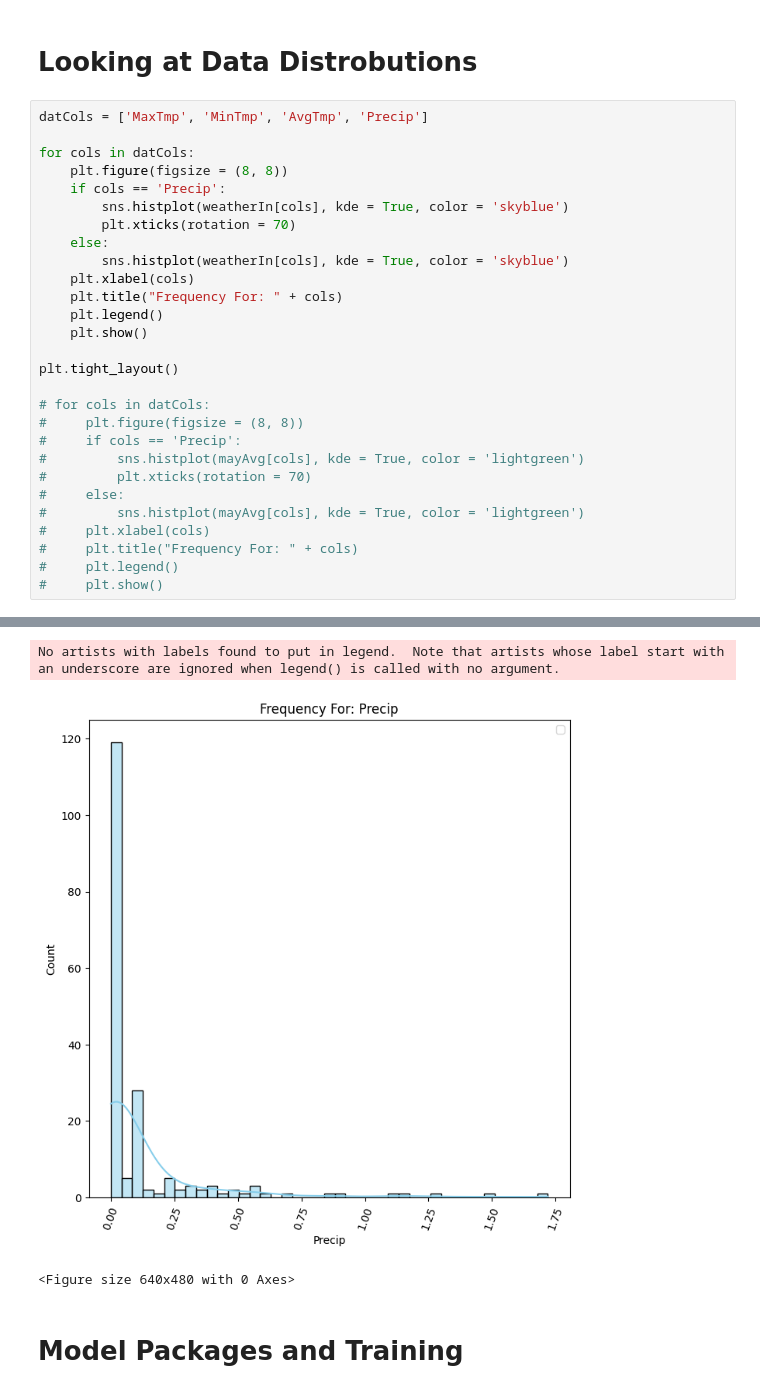
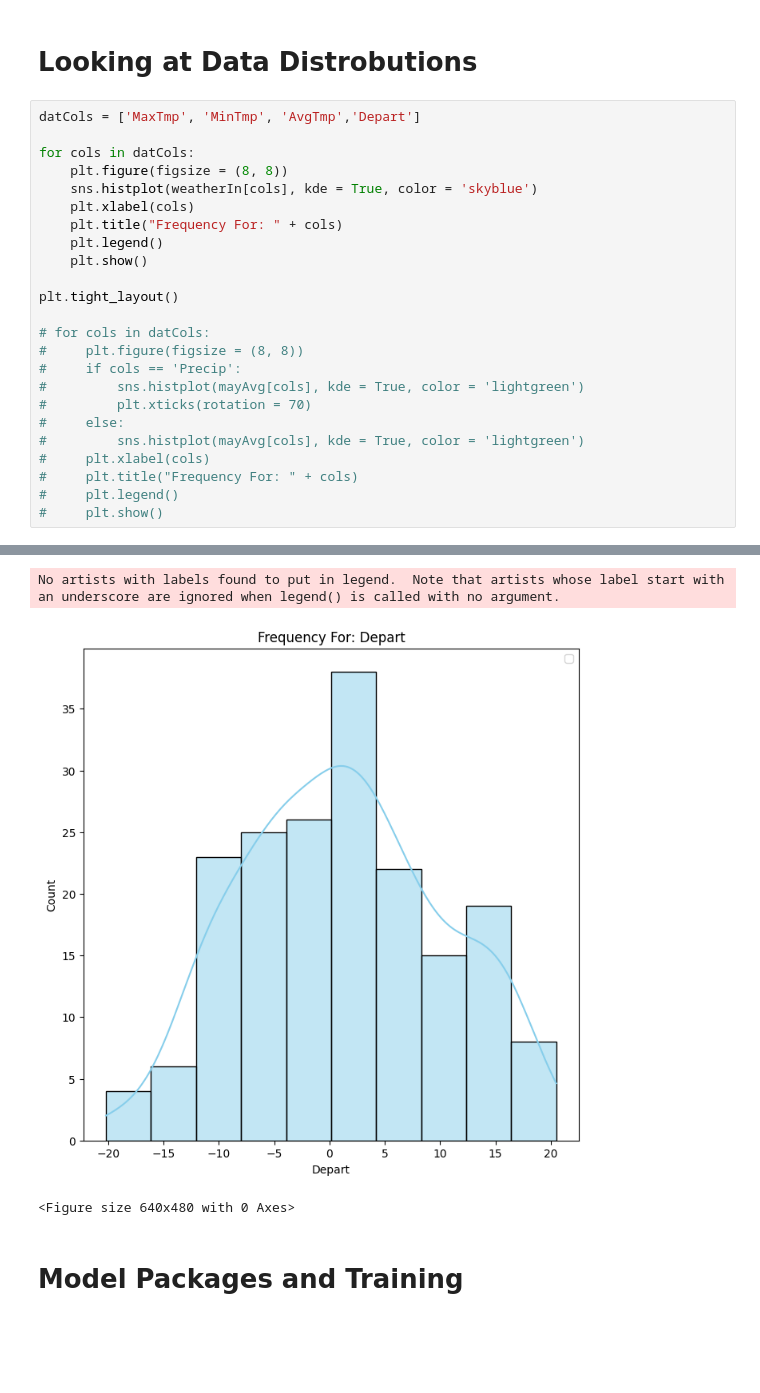
Before and after one commit to FrancoA325/Weather-Reg, a Jupyter notebook: WeatherModel.ipynb, the cells around one changed output, grey strips where cells are left out. Saved outputs shown, nothing was run; the diff lists cells and outputs as text; blank space fills up the shorter version.

```diff
--- a/WeatherModel.ipynb
+++ b/WeatherModel.ipynb
@@ -48,42 +47,38 @@ For example, when doing 'df[col].method(value, inplace=True)', try using 'df.met
 # %% [markdown]
 # Looking at Data Distrobutions
 # %%
-datCols = ['MaxTmp', 'MinTmp', 'AvgTmp', 'Precip']
+datCols = ['MaxTmp', 'MinTmp', 'AvgTmp','Depart']
 
 for cols in datCols:
     plt.figure(figsize = (8, 8))
-    if cols == 'Precip':
-        sns.histplot(weatherIn[cols], kde = True, color = 'skyblue')
-        plt.xticks(rotation = 70)
-    else:
-        sns.histplot(weatherIn[cols], kde = True, color = 'skyblue')
+    sns.histplot(weatherIn[cols], kde = True, color = 'skyblue')
     plt.xlabel(cols)
     plt.title("Frequency For: " + cols)
     plt.legend()
     plt.show()
 
 plt.tight_layout()
 
 # for cols in datCols:
 #     plt.figure(figsize = (8, 8))
 #     if cols == 'Precip':
 #         sns.histplot(mayAvg[cols], kde = True, color = 'lightgreen')
 #         plt.xticks(rotation = 70)
 #     else:
 #         sns.histplot(mayAvg[cols], kde = True, color = 'lightgreen')
 #     plt.xlabel(cols)
 #     plt.title("Frequency For: " + cols)
 #     plt.legend()
 #     plt.show()
 # %% [output]
 No artists with labels found to put in legend.  Note that artists whose label start with an underscore are ignored when legend() is called with no argument.
 [figure]
 No artists with labels found to put in legend.  Note that artists whose label start with an underscore are ignored when legend() is called with no argument.
 [figure]
 No artists with labels found to put in legend.  Note that artists whose label start with an underscore are ignored when legend() is called with no argument.
 [figure]
 No artists with labels found to put in legend.  Note that artists whose label start with an underscore are ignored when legend() is called with no argument.
-[figure, old version]
+[figure, new version]
 <Figure size 640x480 with 0 Axes>
 # %% [markdown]
 # Model Packages and Training
```
Also changed, not shown: parts of 14 cells of this notebook, 1 other file.
